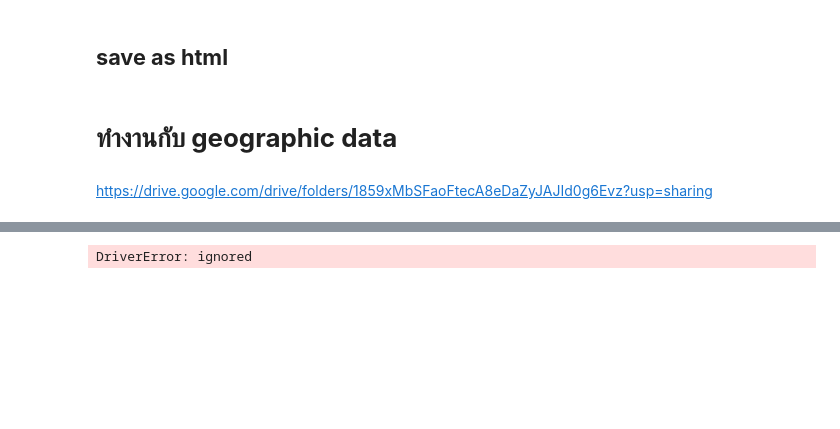
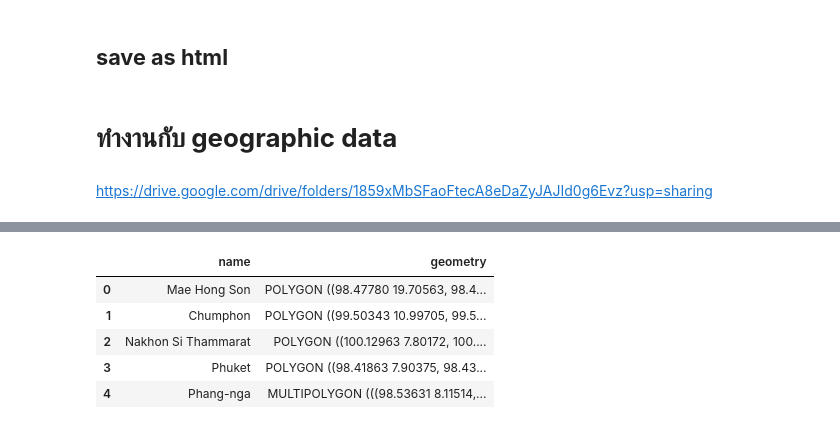
Before and after one commit to Jaomiew/data_viz_2022, a Jupyter notebook: Visualize_Map.ipynb, the cells around one changed output, grey strips where cells are left out. Cells and saved outputs as stored; diff of their text form; code cells hidden in the pictures; blank space fills up the shorter version.

```diff
--- a/Visualize_Map.ipynb
+++ b/Visualize_Map.ipynb
@@ -94,9 +94,14 @@ Requirement already satisfied: python-dateutil>=2.7.3 in /usr/local/lib/python3.
 import geopandas # For working with geographical data
 import pandas as pd
 # %%
-th_geojson=geopandas.read_file('/content/drive/My Drive/dataviz_2021_data/thai.json')
+th_geojson=geopandas.read_file('/content/drive/MyDrive/DataViz22_data/thai.json') # กดเชื่อม mount ข้างซ้าย ใกล้ที่อัปโหลดไฟล์
 th_geojson.head()
 # %% [output]
-DriverError: ignored
+|  | name | geometry |
+| 0 | Mae Hong Son | POLYGON ((98.47780 19.70563, 98.4... |
+| 1 | Chumphon | POLYGON ((99.50343 10.99705, 99.5... |
+| 2 | Nakhon Si Thammarat | POLYGON ((100.12963 7.80172, 100.... |
+| 3 | Phuket | POLYGON ((98.41863 7.90375, 98.43... |
+| 4 | Phang-nga | MULTIPOLYGON (((98.53631 8.11514,... |
 # %%
 th_geojson
```
Also changed, not shown: parts of 10 cells of this notebook.
